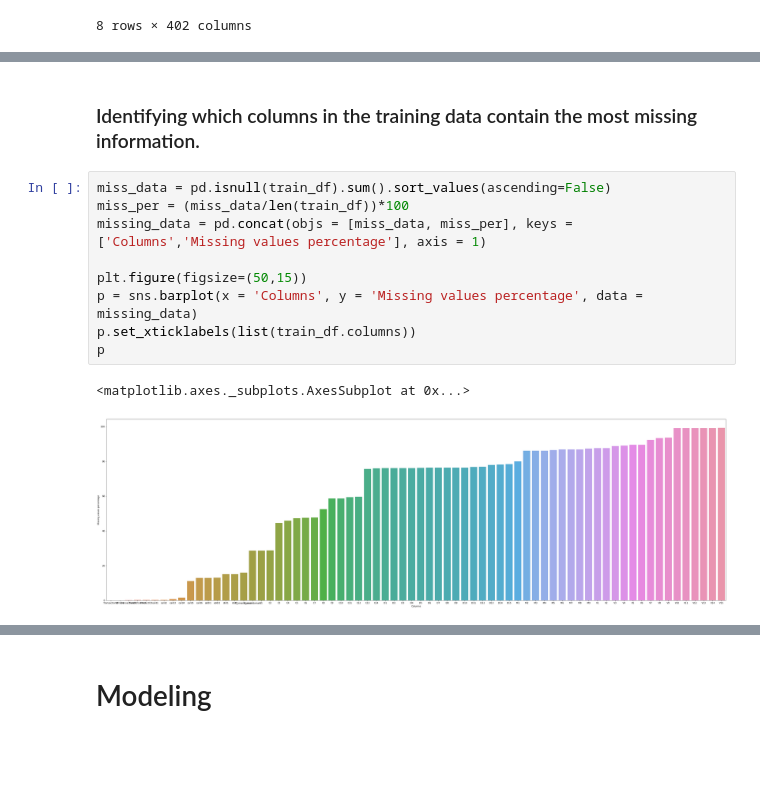
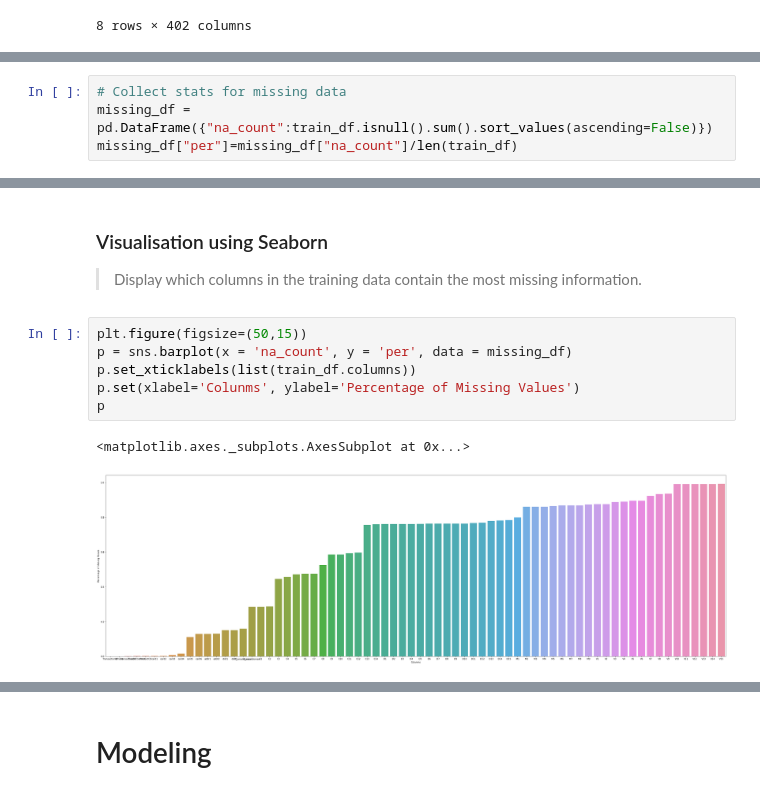
Before and after one commit to tsheltonking/Fraud-Detection-Demo, a Jupyter notebook: Fraud_Detection.ipynb, the cells around one changed output, grey strips where cells are left out. Drawn from its saved outputs; the diff is of its cells as text; blank space fills up the shorter version.

```diff
--- a/Fraud_Detection.ipynb
+++ b/Fraud_Detection.ipynb
@@ -74,2 +71,6 @@ test_df.describe()
+# %%
+# Collect stats for missing data
+missing_df = pd.DataFrame({"na_count":train_df.isnull().sum().sort_values(ascending=False)})
+missing_df["per"]=missing_df["na_count"]/len(train_df)
 # %%
 # Compare the ratio of fraudulent transactions.
@@ -77,16 +78,14 @@ len(train_df[train_df["isFraud"]==1])/len(train_df[train_df["isFraud"]==0])*100
 # %% [output]
 3.625870143908247
 # %% [markdown]
-### Identifying which columns in the training data contain the most missing information.
+### Visualisation using Seaborn
+>Display which columns in the training data contain the most missing information.
-# %%
-miss_data = pd.isnull(train_df).sum().sort_values(ascending=False)
-miss_per = (miss_data/len(train_df))*100
-missing_data = pd.concat(objs = [miss_data, miss_per], keys = ['Columns','Missing values percentage'], axis = 1)
-
-plt.figure(figsize=(50,15))
-p = sns.barplot(x = 'Columns', y = 'Missing values percentage', data = missing_data)
-p.set_xticklabels(list(train_df.columns))
-p
-# %% [output]
-<matplotlib.axes._subplots.AxesSubplot at 0x...>
-[figure, removed]
+# %%
+plt.figure(figsize=(50,15))
+p = sns.barplot(x = 'na_count', y = 'per', data = missing_df)
+p.set_xticklabels(list(train_df.columns))
+p.set(xlabel='Colunms', ylabel='Percentage of Missing Values')
+p
+# %% [output]
+<matplotlib.axes._subplots.AxesSubplot at 0x...>
+[figure, added]
```
Also changed, not shown: parts of 9 cells of this notebook.
